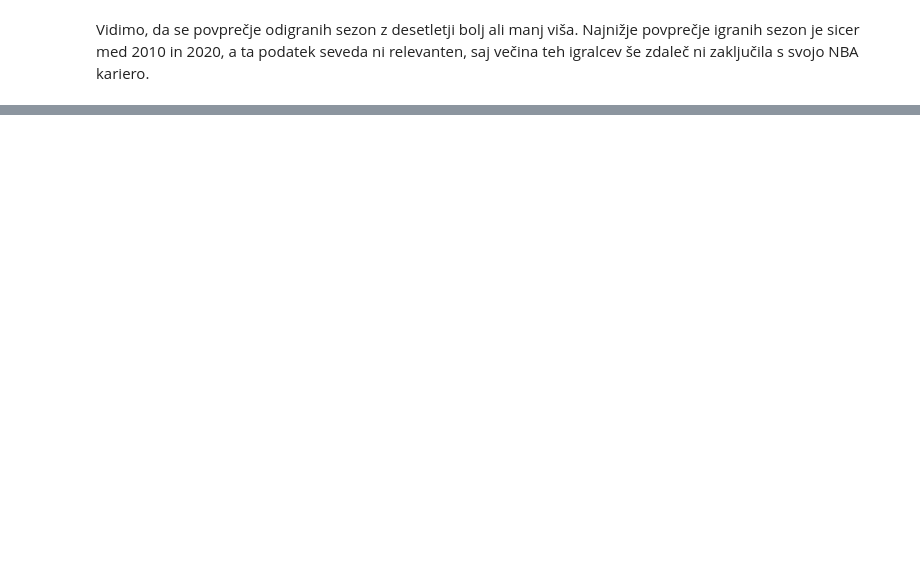
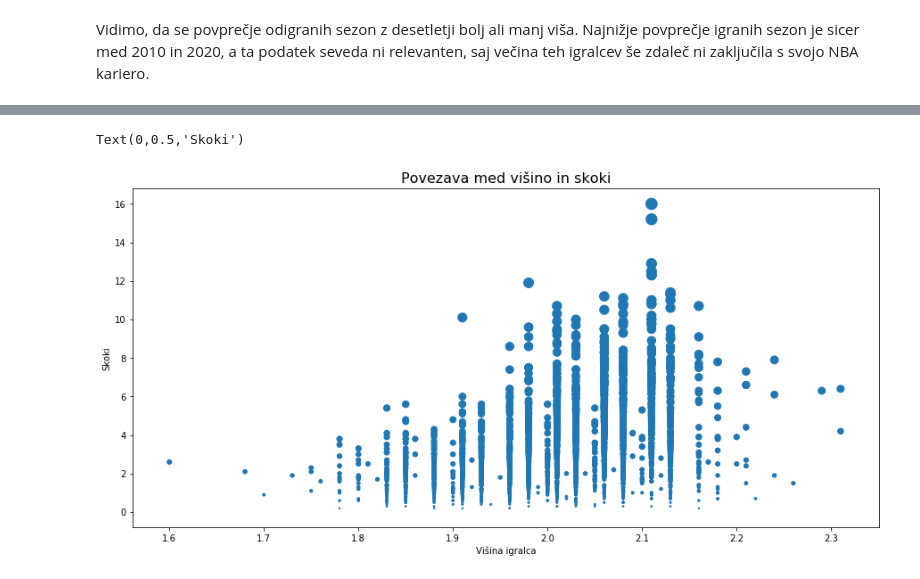
Before and after one commit to sarabizjak7/NBA_players, a Jupyter notebook: data_analysis.ipynb, the cells around one changed output, grey strips where cells are left out. Cells and saved outputs as stored; diff of their text form; code cells hidden in the pictures; blank space fills up the shorter version.

```diff
--- a/data_analysis.ipynb
+++ b/data_analysis.ipynb
@@ -173,0 +328,8 @@ Najnižje povprečje igranih sezon je sicer med 2010 in 2020, a ta podatek seved
+# %%
+podatki.plot.scatter('height', 'rebounds_per_game', s=podatki['rebounds_per_game']*10, figsize = (15, 7))
+plt.title('Povezava med višino in skoki', fontsize=16)
+plt.xlabel('Višina igralca', fontsize=10)
+plt.ylabel('Skoki', fontsize=10)
+# %% [output]
+Text(0,0.5,'Skoki')
+[figure, added]
```
Also changed, not shown: parts of 53 cells of this notebook.
